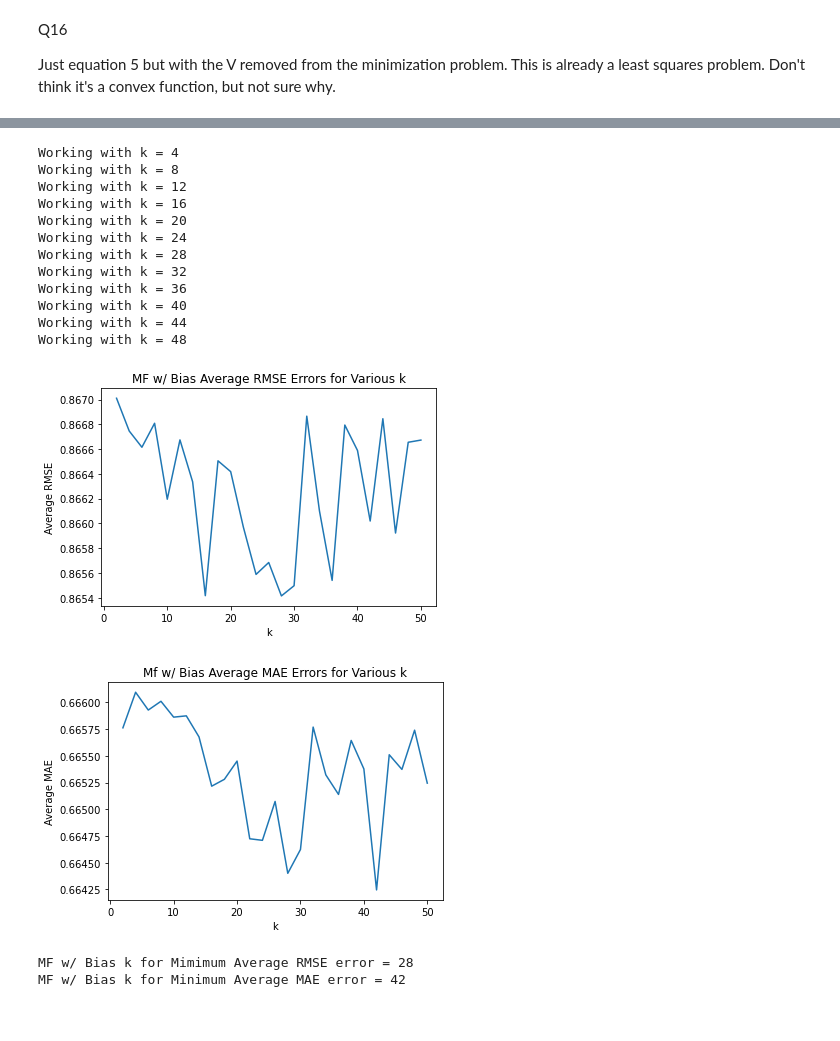
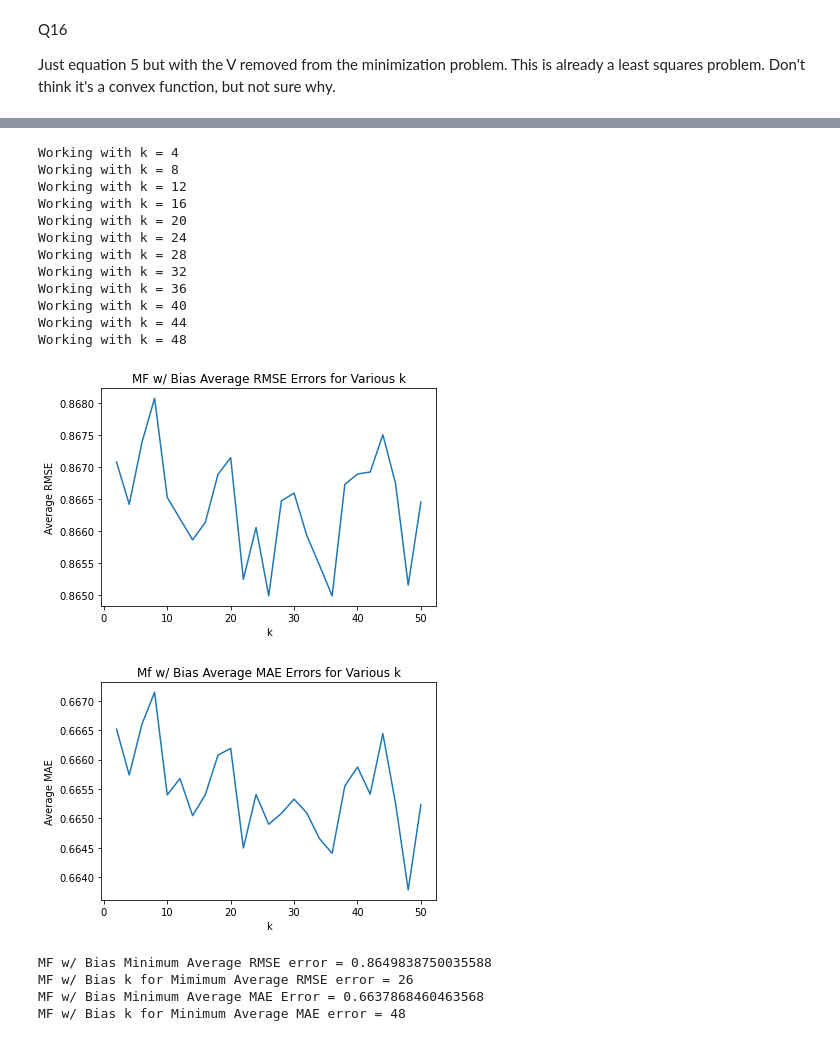
Before and after one commit to ztucker4/ECE219_Winter2021, a Jupyter notebook: Project_3/Project_3.ipynb, the cells around one changed output, grey strips where cells are left out. Drawn from its saved outputs; the diff is of its cells as text; code cells hidden in the pictures.

```diff
--- a/Project_3/Project_3.ipynb
+++ b/Project_3/Project_3.ipynb
@@ -134,6 +134,7 @@ from surprise.similarities import pearson
 from surprise.model_selection.validation import cross_validate
 from surprise.dataset import Dataset
 from surprise.reader import Reader
+from surprise.model_selection import KFold
 
 ratings_df_pd = pandas.read_csv('ratings.csv')
 ratings_df_sup = ratings_df_pd.drop(labels='timestamp', axis=1)
@@ -142,20 +143,21 @@ sim_options = {'name': 'pearson',
                'user_based': True
                }
 
-#Do we need to add skip_lines=1 to remove the headers?
 reader_df_pd = Reader(skip_lines=1, rating_scale=(0.5, 5))
 ratings_df_sup = Dataset.load_from_df(ratings_df_sup, reader_df_pd)
 
 rmse_vals = []
 mae_vals = []
 k_vals = np.arange(2, 102, 2)
+num_splits = 10
+kf = KFold(n_splits=num_splits, random_state=42)
 
 #Unnecessarilly large number of k values - could stop at 50 and get the same result
 for k in k_vals:
     if (k % 10 == 0):
         print("Working with k = {}".format(k))
     curr_knn = KNNWithMeans(k, sim_options=sim_options, verbose=False)
-    cv_result = cross_validate(curr_knn, ratings_df_sup, cv=10, measures=['rmse', 'mae'])
+    cv_result = cross_validate(curr_knn, ratings_df_sup, cv=kf, measures=['rmse', 'mae'])
     rmse_vals.append(np.average(cv_result['test_rmse']))
     mae_vals.append(np.average(cv_result['test_mae']))
 
@@ -414,6 +416,8 @@ from surprise.prediction_algorithms.matrix_factorization import NMF
 rmse_vals = []
 mae_vals = []
 k_vals = np.arange(2, 52, 2)
+num_splits = 10
+kf = KFold(n_splits=num_splits, random_state=42)
 
 ratings_df_pd = pandas.read_csv('ratings.csv')
 ratings_df_sup = ratings_df_pd.drop(labels='timestamp', axis=1)
@@ -424,7 +428,7 @@ for k in k_vals:
     if (k % 4 == 0):
         print("Working with k = {}".format(k))
     curr_nnmf = NMF(n_factors = k, random_state=42)
-    cv_result = cross_validate(curr_nnmf, ratings_df_sup, cv=10, measures=['rmse', 'mae'])
+    cv_result = cross_validate(curr_nnmf, ratings_df_sup, cv=kf, measures=['rmse', 'mae'])
     rmse_vals.append(np.average(cv_result['test_rmse']))
     mae_vals.append(np.average(cv_result['test_mae']))
 
@@ -644,6 +656,8 @@ from surprise.prediction_algorithms.matrix_factorization import SVD
 rmse_vals = []
 mae_vals = []
 k_vals = np.arange(2, 52, 2)
+num_splits = 10
+kf = KFold(n_splits=num_splits, random_state=42)
 
 ratings_df_pd = pandas.read_csv('ratings.csv')
 ratings_df_sup = ratings_df_pd.drop(labels='timestamp', axis=1)
@@ -654,39 +668,39 @@ for k in k_vals:
     if (k % 4 == 0):
         print("Working with k = {}".format(k))
     curr_svd = SVD(n_factors = k, random_state=42)
-    cv_result = cross_validate(curr_svd, ratings_df_sup, cv=10, measures=['rmse', 'mae'])
+    cv_result = cross_validate(curr_svd, ratings_df_sup, cv=kf, measures=['rmse', 'mae'])
     rmse_vals.append(np.average(cv_result['test_rmse']))
     mae_vals.append(np.average(cv_result['test_mae']))
 
 
 
 plt.plot(k_vals, rmse_vals)
 plt.title("MF w/ Bias Average RMSE Errors for Various k")
 plt.xlabel("k")
 plt.ylabel("Average RMSE")
 plt.show()
 
 plt.figure()
 plt.plot(k_vals, mae_vals)
 plt.title("Mf w/ Bias Average MAE Errors for Various k")
 plt.xlabel("k")
 plt.ylabel("Average MAE")
 plt.show()
 # %% [output]
 Working with k = 4
 Working with k = 8
 Working with k = 12
 Working with k = 16
 Working with k = 20
 Working with k = 24
 Working with k = 28
 Working with k = 32
 Working with k = 36
 Working with k = 40
 Working with k = 44
 Working with k = 48
-[figure, old version]
+[figure, new version]
-[figure, old version]
+[figure, new version]
 # %%
 #Q25
 
@@ -696,8 +710,10 @@ print("MF w/ Bias k for Mimimum Average RMSE error = {}".format((np.argmin(rmse_
 print("MF w/ Bias Minimum Average MAE Error = {}".format(min(mae_vals)))
 print("MF w/ Bias k for Minimum Average MAE error = {}".format((np.argmin(mae_vals) + 1)*2))
 # %% [output]
-MF w/ Bias k for Mimimum Average RMSE error = 28
-MF w/ Bias k for Minimum Average MAE error = 42
+MF w/ Bias Minimum Average RMSE error = 0.8649838750035588
+MF w/ Bias k for Mimimum Average RMSE error = 26
+MF w/ Bias Minimum Average MAE Error = 0.6637868460463568
+MF w/ Bias k for Minimum Average MAE error = 48
 # %%
 #Q26-28
 
```
Also changed, not shown: parts of 15 cells of this notebook.
